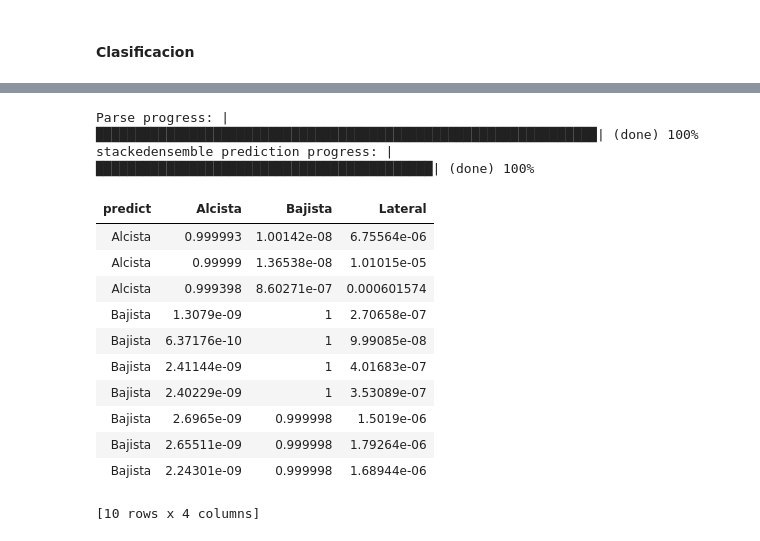
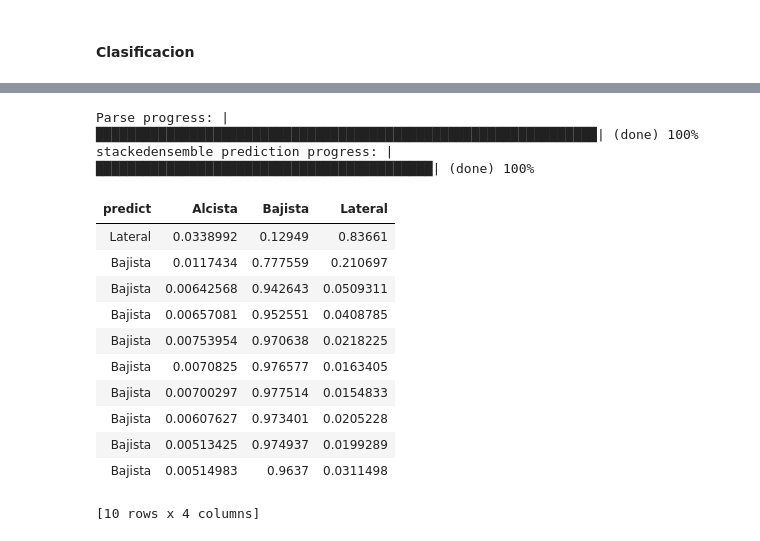
Before and after one commit to marianoMarchetta1/Tesis-2024, a Jupyter notebook: automation/daily-run.ipynb, the cells around one changed output, grey strips where cells are left out. Cells and saved outputs as stored; diff of their text form; code cells hidden in the pictures.

```diff
--- a/automation/daily-run.ipynb
+++ b/automation/daily-run.ipynb
@@ -510,3 +607,6 @@ for i in range(5):
     model_path = f"automl_classifier/modelo_{i}.h2o"
     model = h2o.load_model(model_path)
     stack_models.append(model)
+# %%
+scaler = MinMaxScaler()
+scaler.fit_transform(nuevo_df[columns])
@@ -513,27 +627,27 @@ for i in range(5):
 # %%
 auto_ml_feature_predictor_df = pd.read_csv('auto_ts_models/result.csv')
 
-scaler = MinMaxScaler()
+
 features = auto_ml_feature_predictor_df[columns]
-features_scaled = scaler.fit_transform(features)
+features_scaled = scaler.transform(features)
 
 features_scaled = pd.DataFrame(features_scaled, columns=columns)
-h2o_df = h2o.H2OFrame(features_scaled[-11:])
+h2o_df = h2o.H2OFrame(features_scaled)
 predictions = stack_models[0].predict(h2o_df)
 
 display(predictions)
 # %% [output]
 Parse progress: |████████████████████████████████████████████████████████████████| (done) 100%
 stackedensemble prediction progress: |███████████████████████████████████████████| (done) 100%
 | predict | Alcista | Bajista | Lateral |
-| Alcista | 0.999993 | 1.00142e-08 | 6.75564e-06 |
-| Alcista | 0.99999 | 1.36538e-08 | 1.01015e-05 |
-| Alcista | 0.999398 | 8.60271e-07 | 0.000601574 |
-| Bajista | 1.3079e-09 | 1 | 2.70658e-07 |
-| Bajista | 6.37176e-10 | 1 | 9.99085e-08 |
-| Bajista | 2.41144e-09 | 1 | 4.01683e-07 |
-| Bajista | 2.40229e-09 | 1 | 3.53089e-07 |
-| Bajista | 2.6965e-09 | 0.999998 | 1.5019e-06 |
-| Bajista | 2.65511e-09 | 0.999998 | 1.79264e-06 |
-| Bajista | 2.24301e-09 | 0.999998 | 1.68944e-06 |
+| Lateral | 0.0338992 | 0.12949 | 0.83661 |
+| Bajista | 0.0117434 | 0.777559 | 0.210697 |
+| Bajista | 0.00642568 | 0.942643 | 0.0509311 |
+| Bajista | 0.00657081 | 0.952551 | 0.0408785 |
+| Bajista | 0.00753954 | 0.970638 | 0.0218225 |
+| Bajista | 0.0070825 | 0.976577 | 0.0163405 |
+| Bajista | 0.00700297 | 0.977514 | 0.0154833 |
+| Bajista | 0.00607627 | 0.973401 | 0.0205228 |
+| Bajista | 0.00513425 | 0.974937 | 0.0199289 |
+| Bajista | 0.00514983 | 0.9637 | 0.0311498 |
 [10 rows x 4 columns]
```
Also changed, not shown: parts of 4 cells of this notebook, 6 other files.
